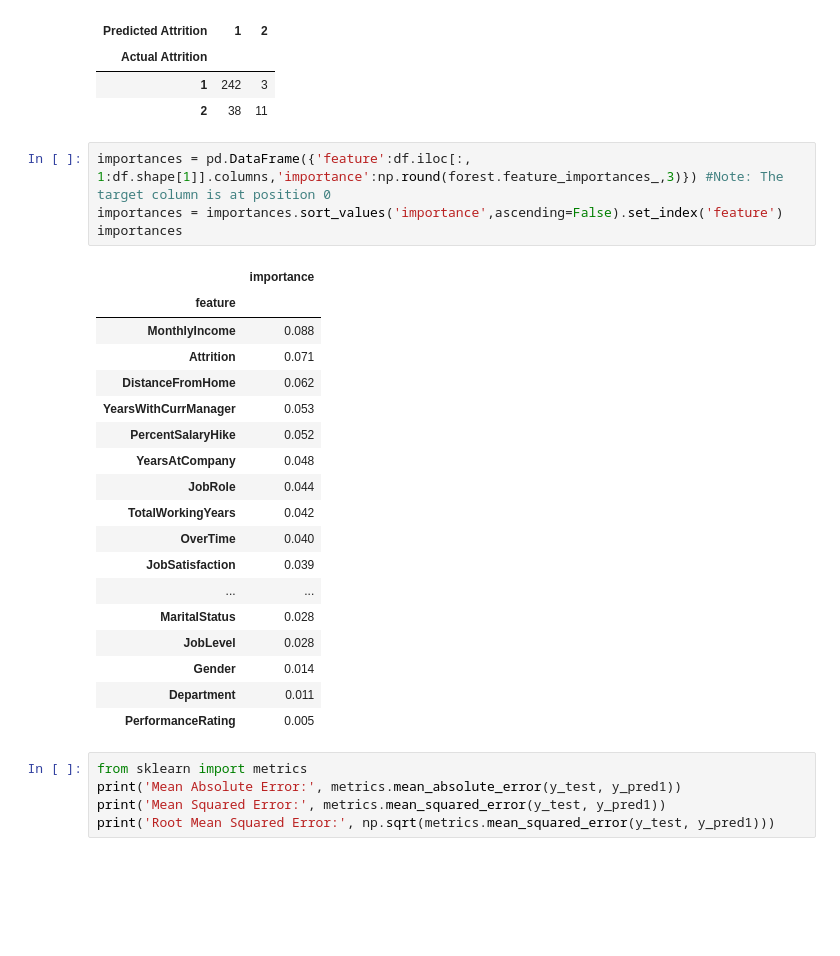
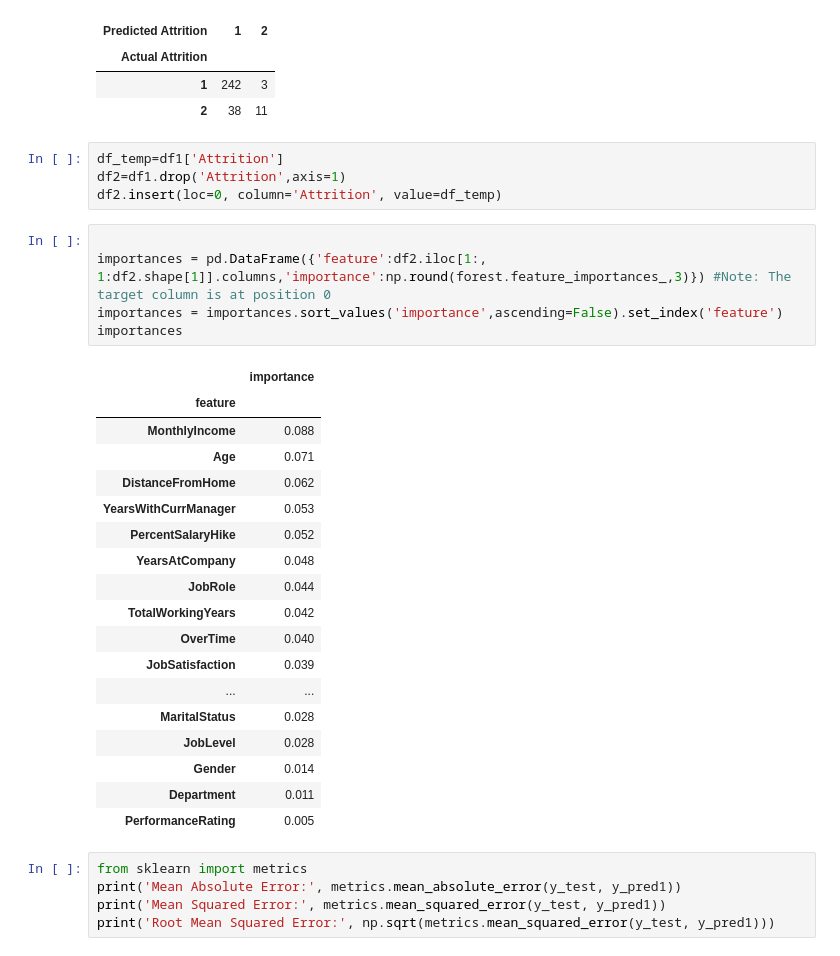
Before and after one commit to Ghosh-Anisha/Data-Analytics-Mini-Project, a Jupyter notebook: Phase2.ipynb, the cells around one changed output. Saved outputs shown, nothing was run; the diff lists cells and outputs as text; blank space fills up the shorter version.

```diff
--- a/Phase2.ipynb
+++ b/Phase2.ipynb
@@ -1062,29 +1062,34 @@ pd.crosstab(y_test, y_pred1, rownames=['Actual Attrition'], colnames=['Predicted
 | Actual Attrition |  |  |
 | 1 | 242 | 3 |
 | 2 | 38 | 11 |
-# %%
-importances = pd.DataFrame({'feature':df.iloc[:, 1:df.shape[1]].columns,'importance':np.round(forest.feature_importances_,3)}) #Note: The target column is at position 0
-importances = importances.sort_values('importance',ascending=False).set_index('feature')
-importances
-# %% [output]
-|  | importance |
-| feature |  |
-| MonthlyIncome | 0.088 |
-| Attrition | 0.071 |
-| DistanceFromHome | 0.062 |
-| YearsWithCurrManager | 0.053 |
-| PercentSalaryHike | 0.052 |
-| YearsAtCompany | 0.048 |
-| JobRole | 0.044 |
-| TotalWorkingYears | 0.042 |
-| OverTime | 0.040 |
-| JobSatisfaction | 0.039 |
-| ... | ... |
-| MaritalStatus | 0.028 |
-| JobLevel | 0.028 |
-| Gender | 0.014 |
-| Department | 0.011 |
-| PerformanceRating | 0.005 |
+# %%
+df_temp=df1['Attrition']
+df2=df1.drop('Attrition',axis=1)
+df2.insert(loc=0, column='Attrition', value=df_temp)
+# %%
+
+importances = pd.DataFrame({'feature':df2.iloc[1:, 1:df2.shape[1]].columns,'importance':np.round(forest.feature_importances_,3)}) #Note: The target column is at position 0
+importances = importances.sort_values('importance',ascending=False).set_index('feature')
+importances
+# %% [output]
+|  | importance |
+| feature |  |
+| MonthlyIncome | 0.088 |
+| Age | 0.071 |
+| DistanceFromHome | 0.062 |
+| YearsWithCurrManager | 0.053 |
+| PercentSalaryHike | 0.052 |
+| YearsAtCompany | 0.048 |
+| JobRole | 0.044 |
+| TotalWorkingYears | 0.042 |
+| OverTime | 0.040 |
+| JobSatisfaction | 0.039 |
+| ... | ... |
+| MaritalStatus | 0.028 |
+| JobLevel | 0.028 |
+| Gender | 0.014 |
+| Department | 0.011 |
+| PerformanceRating | 0.005 |
 # %%
 from sklearn import metrics
 print('Mean Absolute Error:', metrics.mean_absolute_error(y_test, y_pred1))
```
Also changed, not shown: parts of 32 cells of this notebook.
